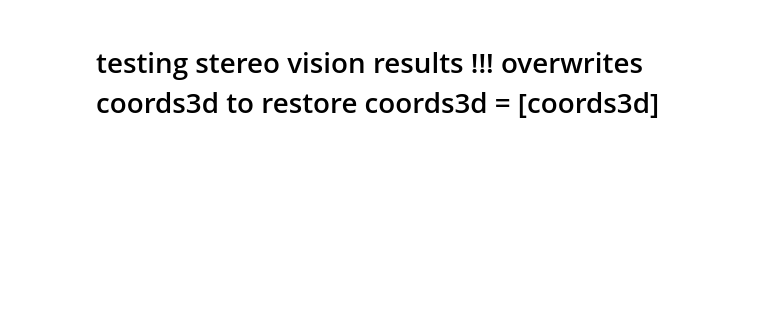
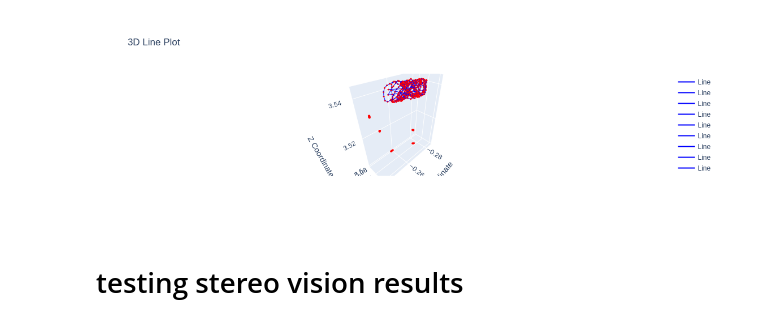
Before and after one commit to LukasBeckers/ball-mill-3D, a Jupyter notebook: rapid_dev/Triangulation.ipynb, the cells around one changed output. Saved outputs shown, nothing was run; the diff lists cells and outputs as text; code cells hidden in the pictures; blank space fills up the shorter version.

```diff
--- a/rapid_dev/Triangulation.ipynb
+++ b/rapid_dev/Triangulation.ipynb
@@ -190,2 +276,71 @@ fig.show()
+# %%
+coords = np.array(fixedball3d)  # Update this line based on your actual data
+coords_sticker = np.array([x for p in fixedsticker3d for x in p])
+
+# Create line connections between sequential points
+connections = [[a, b] for a, b in zip(range(len(coords)-1), range(1, len(coords)))]
+coords = np.concatenate([coords, coords_sticker], 0)
+# Calculate max range to set equal axes
+x_range = [coords[:, 0].min(), coords[:, 0].max()]
+y_range = [coords[:, 1].min(), coords[:, 1].max()]
+z_range = [coords[:, 2].min(), coords[:, 2].max()]
+
+# Find the maximum range
+max_range = max(x_range[1] - x_range[0], y_range[1] - y_range[0], z_range[1] - z_range[0])
+
+# Calculate the mid points for each axis
+x_mid = sum(x_range) / 2
+y_mid = sum(y_range) / 2
+z_mid = sum(z_range) / 2
+
+# Set the range for each axis to be the max range centered around the mid point
+x_range = [x_mid - max_range / 2, x_mid + max_range / 2]
+y_range = [y_mid - max_range / 2, y_mid + max_range / 2]
+z_range = [z_mid - max_range / 2, z_mid + max_range / 2]
+
+# Create the figure object
+fig = go.Figure()
+
+# Add lines between connected points
+for conn in connections:
+    fig.add_trace(go.Scatter3d(
+        x=[coords[conn[0], 0], coords[conn[1], 0]],
+        y=[coords[conn[0], 1], coords[conn[1], 1]],
+        z=[coords[conn[0], 2], coords[conn[1], 2]],
+        mode='lines',
+        line=dict(color='blue', width=2),
+        name='Line'
+    ))
+
+# Add markers for each point
+fig.add_trace(go.Scatter3d(
+    x=coords[:, 0],
+    y=coords[:, 1],
+    z=coords[:, 2],
+    mode='markers',
+    marker=dict(size=1, color='red'),
+    name='Points'
+))
+
+# Update plot appearance
+fig.update_layout(
+    title="3D Line Plot",
+    scene=dict(
+        xaxis_title='X Coordinate',
+        yaxis_title='Y Coordinate',
+        zaxis_title='Z Coordinate',
+        xaxis=dict(range=x_range, autorange=False),
+        yaxis=dict(range=y_range, autorange=False),
+        zaxis=dict(range=z_range, autorange=False),
+        aspectmode='manual'
+        #,
+        #aspectratio=dict(x=1, y=1, z=1)
+    )
+)
+
+# Show the plot
+fig.show()
+# %% [output]
+[figure, added]
 # %% [markdown]
-# testing stereo vision results !!! overwrites coords3d to restore coords3d = [coords3d]
+# testing stereo vision results
```
Also changed, not shown: parts of 14 cells of this notebook, 6 other files.
